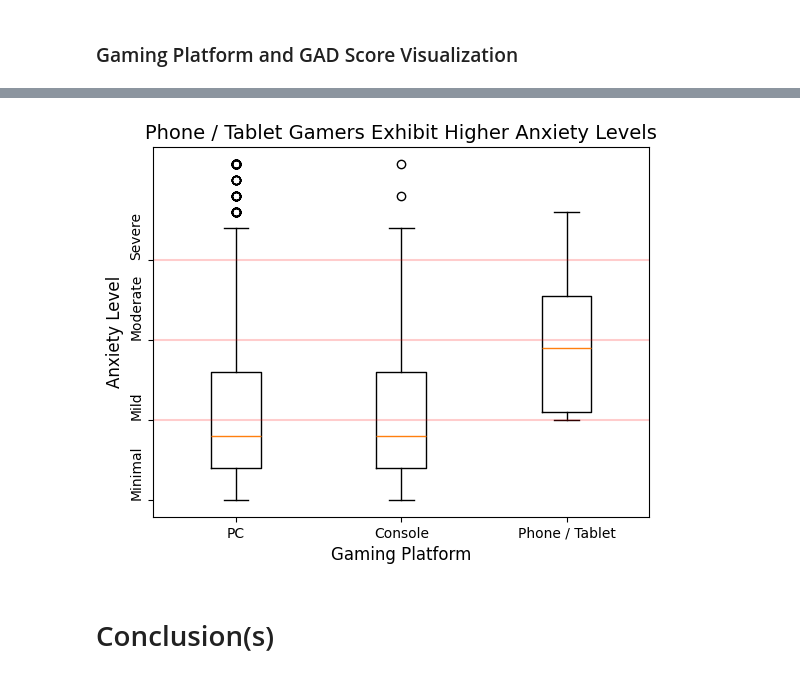
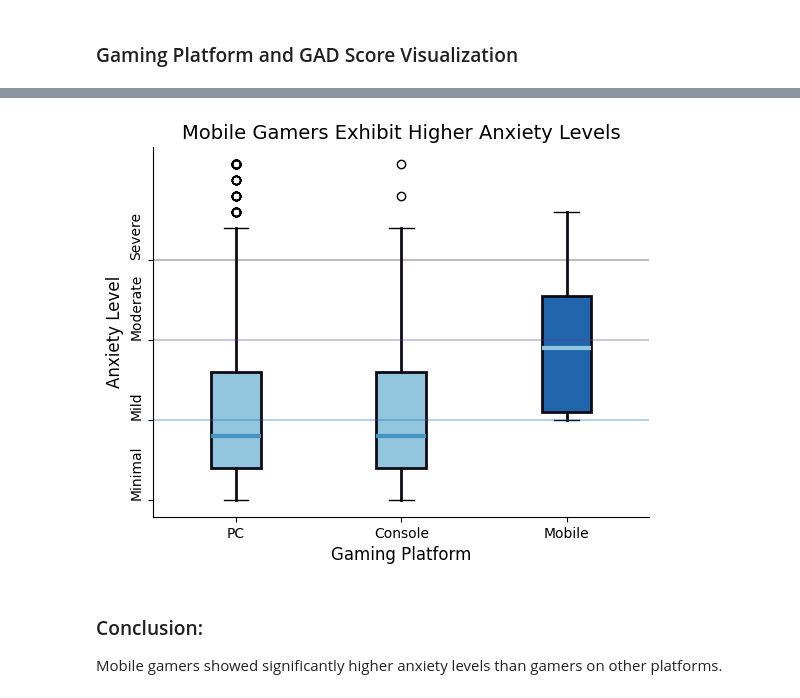
Before and after one commit to amallred/gaming-mental-health-analysis, a Jupyter notebook: notebooks/final_analysis.ipynb, the cells around one changed output, grey strips where cells are left out. Saved outputs shown, nothing was run; the diff lists cells and outputs as text; code cells hidden in the pictures.

```diff
--- a/notebooks/final_analysis.ipynb
+++ b/notebooks/final_analysis.ipynb
@@ -384,24 +408,59 @@ platform_GAD_response['platform'].unique()
 Length: 3, dtype: str
 # %%
-plt.boxplot(
+fig, ax = plt.subplots()
+
+remove_top_right_borders(ax)
+
+face_colors = [colors_ld[0], colors_ld[0], colors_ld[2]]
+median_colors = [colors_ld[1], colors_ld[1], colors_ld[0]]
+
+boxplot_style = {
+    'whiskerprops': {'linewidth': 2, 'color': colors_dl[0]},
+    'medianprops': {'linewidth': 3, 'color': colors_dl[2]},
+    'boxprops': {'facecolor': colors_ld[0], 'edgecolor' : colors_dl[0], 'linewidth': 2}
+}
+
+
+bplot = ax.boxplot(
     [platform_GAD_response[platform_GAD_response['platform'] == 'PC']['GAD_total'],
     platform_GAD_response[platform_GAD_response['platform'] == 'Console']['GAD_total'],
-    platform_GAD_response[platform_GAD_response['platform'] == 'Phone / Tablet']['GAD_total']
+    platform_GAD_response[platform_GAD_response['platform'] == 'Mobile']['GAD_total']
     ],
-    tick_labels=['PC', 'Console', 'Phone / Tablet']
+    tick_labels=['PC', 'Console', 'Mobile'],
+    patch_artist=True,
+    **boxplot_style,
 )
 
+for patch, face_color in zip(bplot['boxes'], face_colors):
+    patch.set_facecolor(face_color)
+
+for median, median_color in zip(bplot['medians'], median_colors):
+    median.set_color(median_color)
+
+
 plt.yticks([0, 5, 10, 15], ['Minimal', 'Mild', 'Moderate', 'Severe'], rotation=90, va='bottom', fontsize=10)
-plt.axhline(y=5, color='r', linestyle='-', alpha = 0.2)
-plt.axhline(y=10, color='r', linestyle='-', alpha = 0.2)
-plt.axhline(y=15, color='r', linestyle='-', alpha = 0.2)
+plt.axhline(y=5, color=colors_ld[2], linestyle='-', alpha = 0.3)
+plt.axhline(y=10, color=colors_ld[3], linestyle='-', alpha = 0.3)
+plt.axhline(y=15, color=colors_ld[4], linestyle='-', alpha = 0.3)
 
 plt.xlabel('Gaming Platform', fontsize=12)
 plt.ylabel('Anxiety Level', fontsize=12)
-plt.title('Phone / Tablet Gamers Exhibit Higher Anxiety Levels', fontsize=14)
+plt.title('Mobile Gamers Exhibit Higher Anxiety Levels', fontsize=14)
+
+# Save figure as image
+plt.savefig('../plots/gamer_gad_boxplot.png')
+
 
 plt.show()
+
+# Reference(s):
+#   https://python-graph-gallery.com/542-custom-boxplots-matplotlib/
+#   https://matplotlib.org/stable/gallery/statistics/boxplot_color.html
+#   https://stackoverflow.com/questions/41997493/python-matplotlib-boxplot-color
+#       I had to have ChatGPT help me figure out how to combine these ideas and find
+#       the set_color syntax for the custom median colors.
 # %% [output]
-[figure, old version]
+[figure, new version]
-# %% [markdown]
-# Conclusion(s)
+# %% [markdown]
+### Conclusion:
+Mobile gamers showed significantly higher anxiety levels than gamers on other platforms.
```
Also changed, not shown: parts of 18 cells of this notebook, 13 other files.
